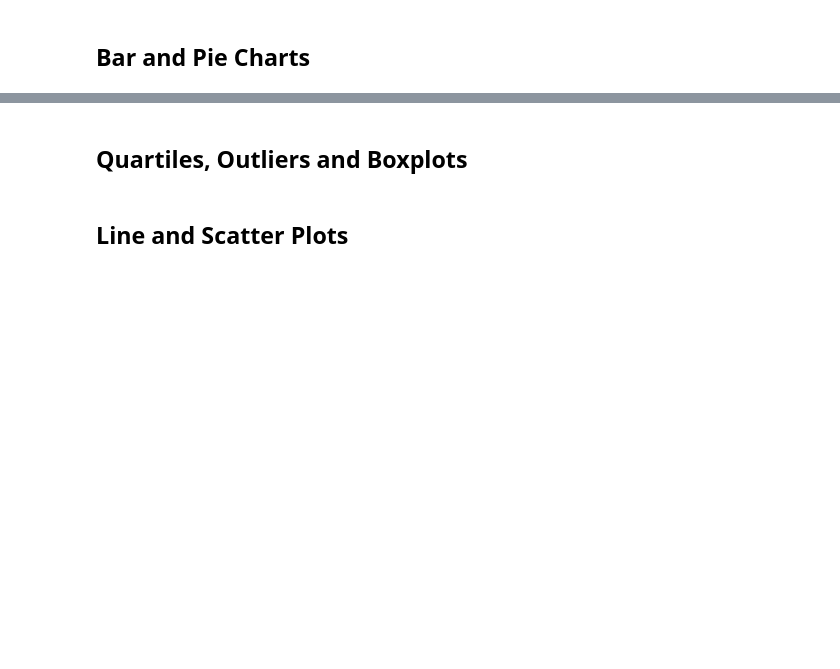
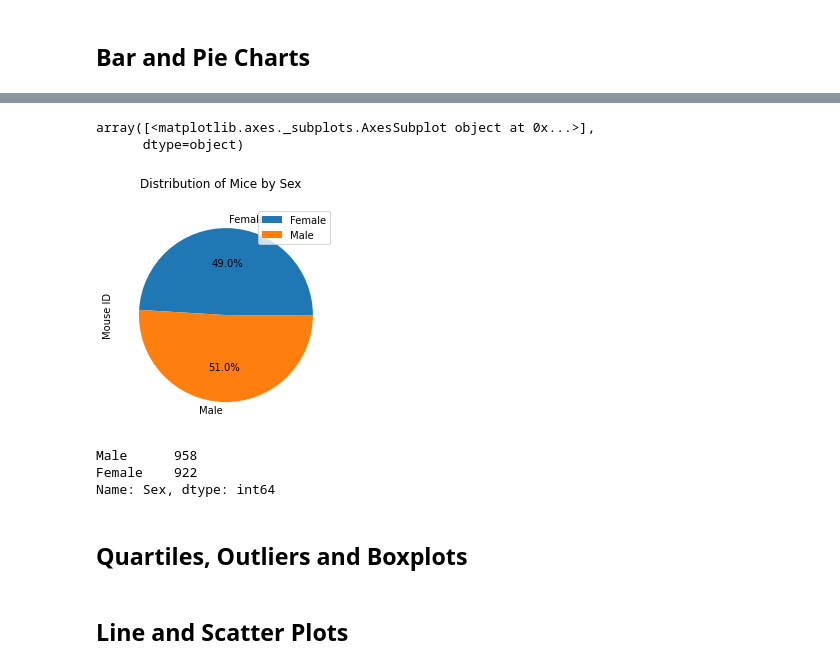
Before and after one commit to robmatelyan/Matplotlib-Challenge, a Jupyter notebook: Pymaceuticals_RM_Work/pymaceuticals_work.ipynb, the cells around one changed output, grey strips where cells are left out. Cells and saved outputs as stored; diff of their text form; code cells hidden in the pictures; blank space fills up the shorter version.

```diff
--- a/Pymaceuticals_RM_Work/pymaceuticals_work.ipynb
+++ b/Pymaceuticals_RM_Work/pymaceuticals_work.ipynb
@@ -136,2 +101,20 @@ TypeError: object of type 'AxesSubplot' has no len()
+# %%
+# Generate a pie plot showing the distribution of female versus male mice using pandas
+gender_df = clean_df[['Mouse ID', 'Sex']]
+gender_group = gender_df.groupby(['Sex']).count()
+gender_group.plot(kind='pie', subplots=True, autopct='%1.1f%%', title='Distribution of Mice by Sex')
+# %% [output]
+array([<matplotlib.axes._subplots.AxesSubplot object at 0x...>],
+      dtype=object)
+[figure, added]
 # %%
-# Generate a pie plot showing the distribution of female versus male mice using pandas
+# Generate a pie plot showing the distribution of female versus male mice using pyplot
+sex = gender_df['Sex'].value_counts()
+sex
+#sex = sex.drop_duplicates(['Sex'], keep='first')
+#sex2 = sex.tolist()
+#sex2
+# %% [output]
+Male      958
+Female    922
+Name: Sex, dtype: int64
```
Also changed, not shown: parts of 4 cells of this notebook.
